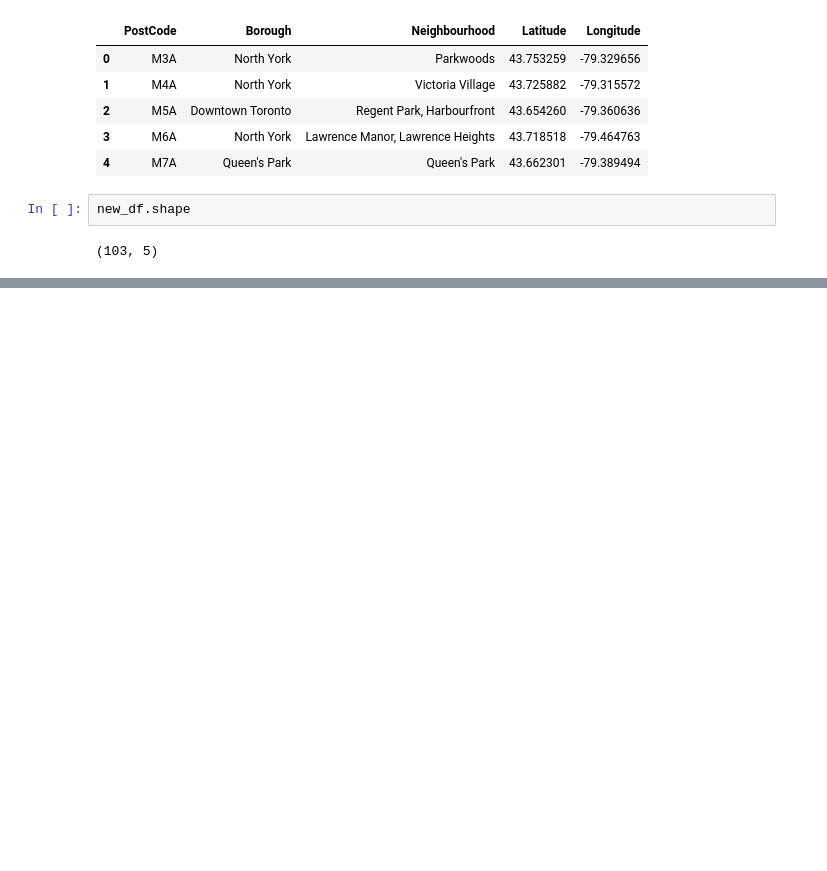
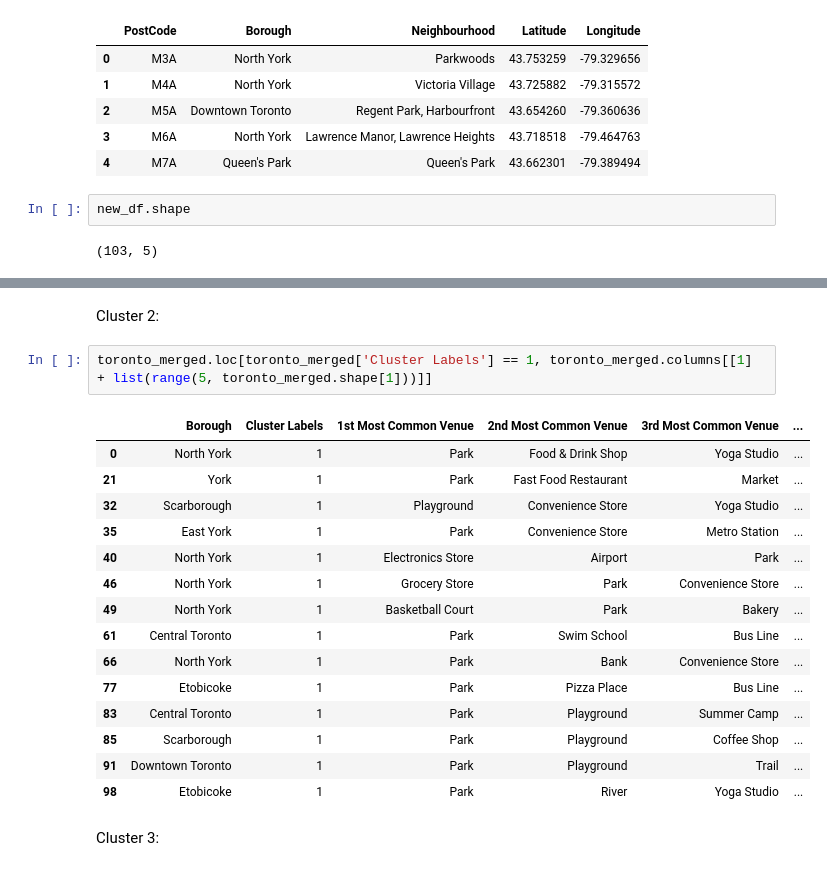
Before and after one commit to FabienNugier/Coursera_Capstone, a Jupyter notebook: Week3-assignment-Toronto-I.ipynb, the cells around one changed output, grey strips where cells are left out. Cells and saved outputs as stored; diff of their text form; blank space fills up the shorter version.

```diff
--- a/Week3-assignment-Toronto-I.ipynb
+++ b/Week3-assignment-Toronto-I.ipynb
@@ -352,0 +776,22 @@ new_df.shape
+# %% [markdown]
+Cluster 2:
+# %%
+toronto_merged.loc[toronto_merged['Cluster Labels'] == 1, toronto_merged.columns[[1] + list(range(5, toronto_merged.shape[1]))]]
+# %% [output]
+|  | Borough | Cluster Labels | 1st Most Common Venue | 2nd Most Common Venue | 3rd Most Common Venue | ... |
+| 0 | North York | 1 | Park | Food & Drink Shop | Yoga Studio | ... |
+| 21 | York | 1 | Park | Fast Food Restaurant | Market | ... |
+| 32 | Scarborough | 1 | Playground | Convenience Store | Yoga Studio | ... |
+| 35 | East York | 1 | Park | Convenience Store | Metro Station | ... |
+| 40 | North York | 1 | Electronics Store | Airport | Park | ... |
+| 46 | North York | 1 | Grocery Store | Park | Convenience Store | ... |
+| 49 | North York | 1 | Basketball Court | Park | Bakery | ... |
+| 61 | Central Toronto | 1 | Park | Swim School | Bus Line | ... |
+| 66 | North York | 1 | Park | Bank | Convenience Store | ... |
+| 77 | Etobicoke | 1 | Park | Pizza Place | Bus Line | ... |
+| 83 | Central Toronto | 1 | Park | Playground | Summer Camp | ... |
+| 85 | Scarborough | 1 | Park | Playground | Coffee Shop | ... |
+| 91 | Downtown Toronto | 1 | Park | Playground | Trail | ... |
+| 98 | Etobicoke | 1 | Park | River | Yoga Studio | ... |
+# %% [markdown]
+Cluster 3:
```
Also changed, not shown: parts of 50 cells of this notebook.
